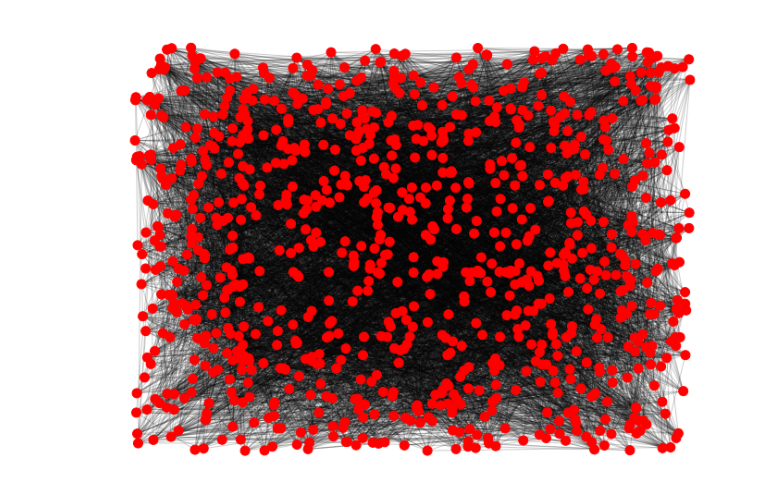
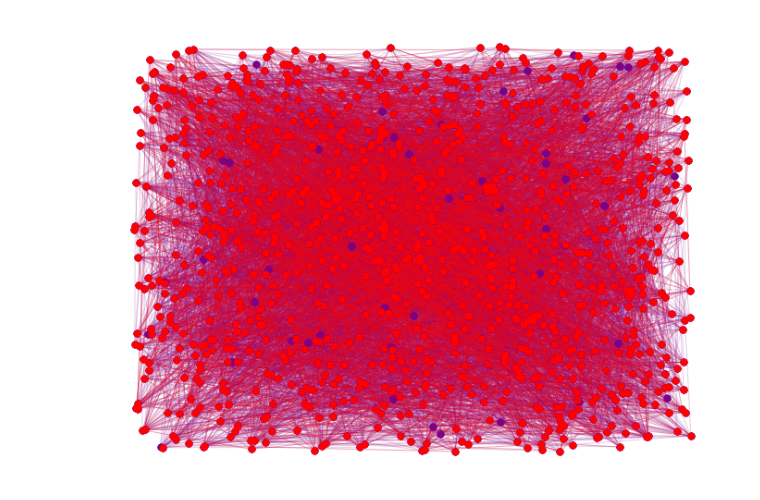
Before and after one commit to chrhck/contagion, a Jupyter notebook: examples/con_tracing.ipynb, the cells around one changed output. Drawn from its saved outputs; the diff is of its cells as text; code cells hidden in the pictures.

Commit message:
New inf. prob. and added tracing of contacts

```diff
--- a/examples/con_tracing.ipynb
+++ b/examples/con_tracing.ipynb
@@ -58,28 +47,49 @@ stats
 # %%
-# Constructing the graph
-t_s = contagion.trace_spread  # The spread array
-gr = nx.Graph()  # Graph object
-nodes = range(config['population size'])  # np.unique(np.squeeze(np.hstack([i for i in t_s])).flatten())  # Nodes
-edges = np.squeeze(np.hstack([i for i in t_s])).tolist()  # Edges
+# Constructing the infection graph
+t_s = contagion.trace_infection  # The spread array
+gr_inf = nx.Graph()  # Graph object
+nodes_inf = np.unique(np.squeeze(np.hstack([i for i in t_s])).flatten())  # Nodes
+edges_inf = np.squeeze(np.hstack([i for i in t_s])).tolist()  # Edges
 # Adding edges and nodes
-gr.add_nodes_from(nodes)
-gr.add_edges_from(edges)
+gr_inf.add_nodes_from(nodes_inf)
+gr_inf.add_edges_from(edges_inf)
+# Constructing the contact graph
+t_s = contagion.trace_contacts  # The spread array
+gr_con = nx.Graph()  # Graph object
+nodes_con = np.unique(np.squeeze(np.hstack([i for i in t_s])).flatten())  # Nodes
+edges_con = np.squeeze(np.hstack([i for i in t_s])).tolist()  # Edges
+# Adding edges and nodes
+gr_con.add_nodes_from(nodes_con)
+gr_con.add_edges_from(edges_con)
+# Entire population
+nodes_pop = range(config['population size'])
+gr = nx.Graph()
+gr.add_nodes_from(nodes_pop)
 # %%
 # Plotting standards
 std_size = 10.
 fontsize = 15.
 lw=3.
 h_length=1.
+node_size = 50
 # %%
-colors = ['b' if gr.degree(n) < 2 else 'r' for n in nodes]
+# colors = ['b' if gr.degree(n) < 2 else 'r' for n in nodes]
 fig, ax = plt.subplots(figsize=(12,9))
 pos = nx.random_layout(gr)  # nx.circular_layout(gr) # nx.spring_layout(gr)
-ec = nx.draw_networkx_edges(gr, pos, alpha=0.2)
-nc = nx.draw_networkx_nodes(gr, pos, nodelist=nodes, node_color=colors,
-                            with_labels=False, node_size=100)
+# The population
+nc_pop = nx.draw_networkx_nodes(gr, pos, nodelist=nodes_pop, node_color='b',
+                                with_labels=False, node_size=node_size)
+# The contacted
+nc_con = nx.draw_networkx_nodes(gr_con, pos, nodelist=nodes_con, node_color='purple',
+                                with_labels=False, node_size=node_size)
+ec_con = nx.draw_networkx_edges(gr_con, pos, alpha=0.2, edge_color='purple')
+# The infected
+nc_inf = nx.draw_networkx_nodes(gr_inf, pos, nodelist=nodes_inf, node_color='r',
+                                with_labels=False, node_size=node_size)
+ec_inf = nx.draw_networkx_edges(gr_inf, pos, alpha=0.2, edge_color='r')
 ax.axis('off')
 plt.show()
 # %% [output]
-[figure, old version]
+[figure, new version]
 # %%
 fig.savefig(PICS+'Contagion_Tracing.png')
```
Also changed, not shown: parts of 5 cells of this notebook, 7 other files.
